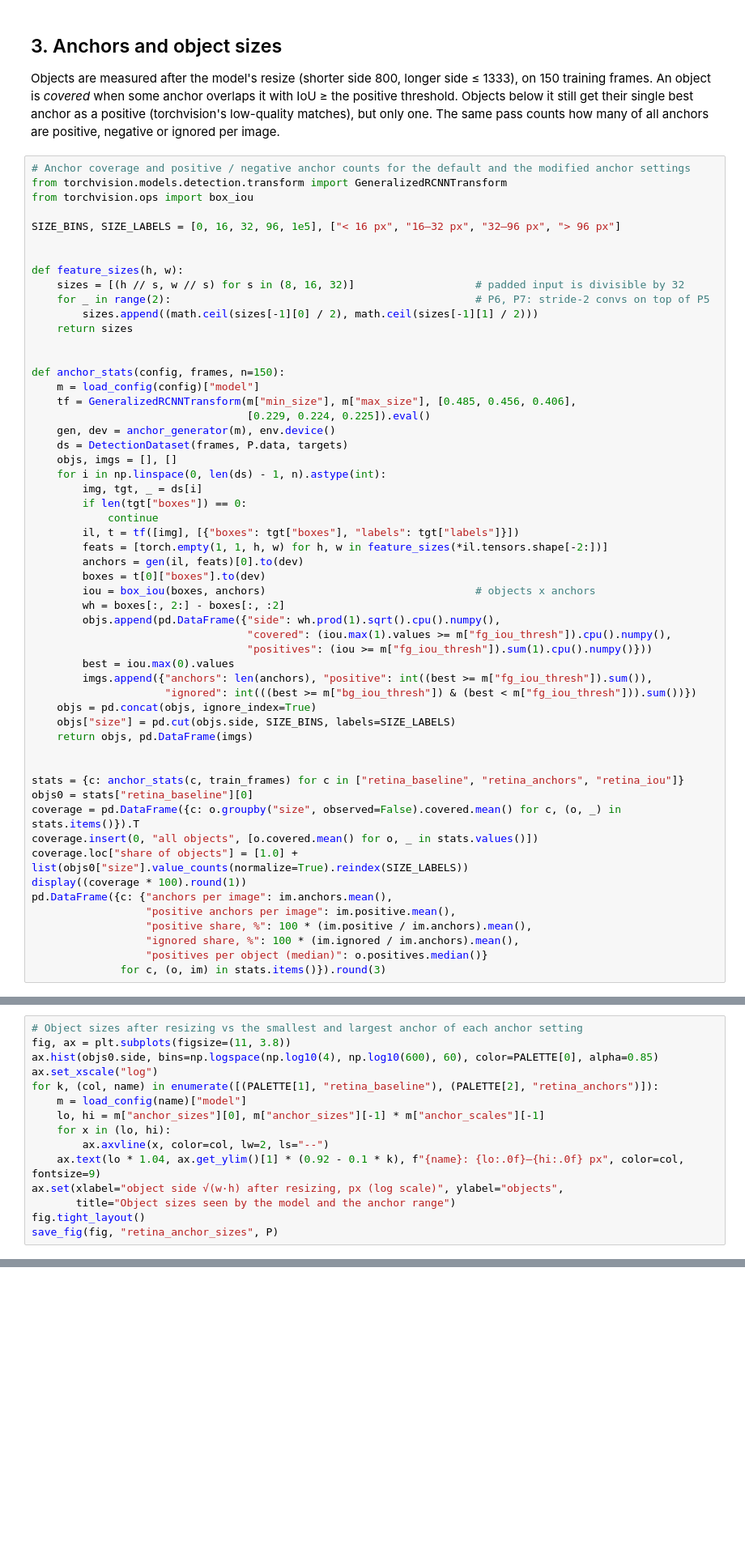
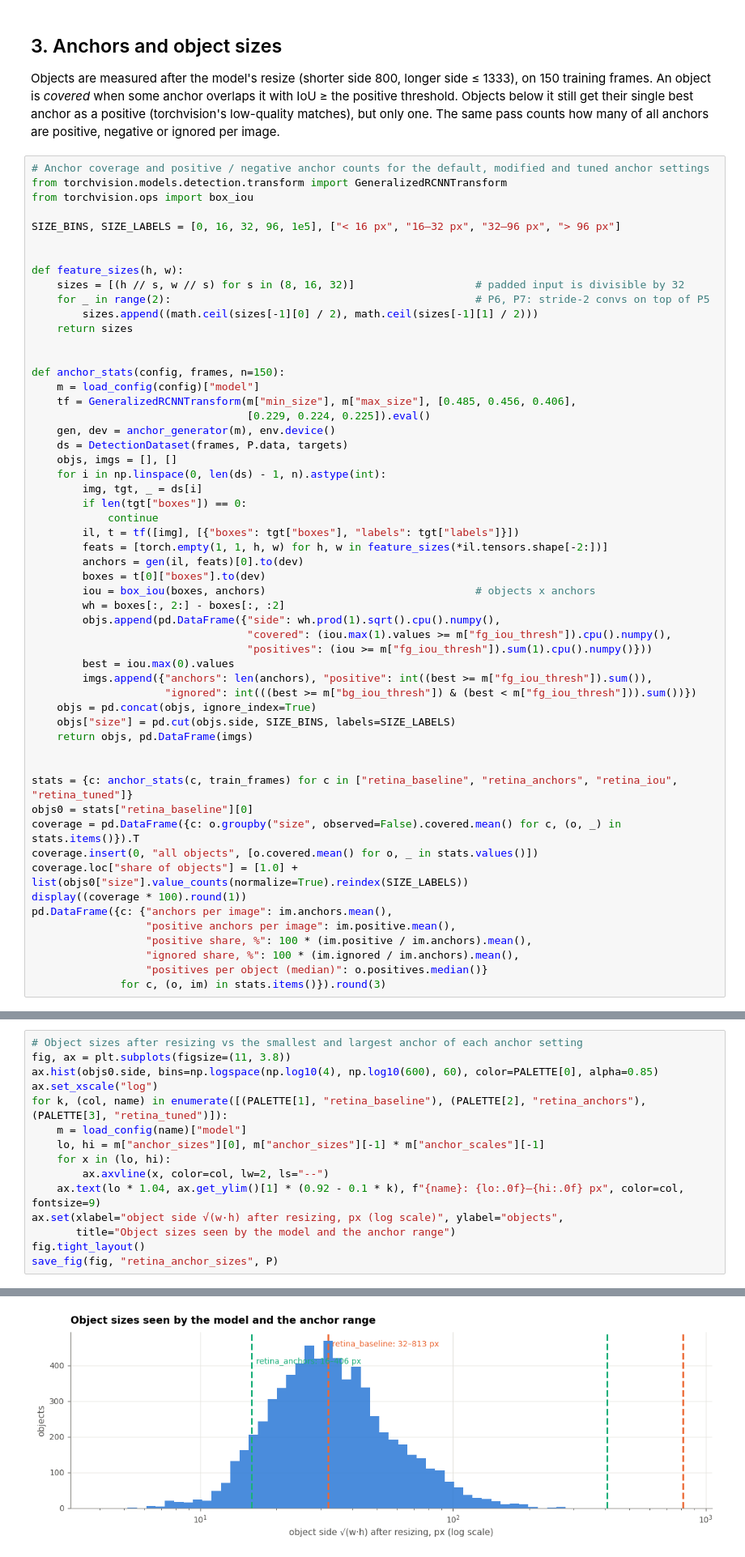
Before and after one commit to anna-kryvulia/ucu-ai-hw-object-detection, a Jupyter notebook: notebooks/03_one_stage_retinanet.ipynb, the cells around one changed output, grey strips where cells are left out. Shown at 81% size. Cells and saved outputs as stored; diff of their text form; blank space fills up the shorter version.

Commit message:
RetinaNet tuned run, no widget outputs

```diff
--- a/notebooks/03_one_stage_retinanet.ipynb
+++ b/notebooks/03_one_stage_retinanet.ipynb
@@ -134,7 +160,7 @@ frames. An object is *covered* when some anchor overlaps it with IoU ≥ the pos
 below it still get their single best anchor as a positive (torchvision's low-quality matches), but only
 one. The same pass counts how many of all anchors are positive, negative or ignored per image.
 # %%
-# Anchor coverage and positive / negative anchor counts for the default and the modified anchor settings
+# Anchor coverage and positive / negative anchor counts for the default, modified and tuned anchor settings
 from torchvision.models.detection.transform import GeneralizedRCNNTransform
 from torchvision.ops import box_iou
 
@@ -176,7 +202,7 @@ def anchor_stats(config, frames, n=150):
     return objs, pd.DataFrame(imgs)
 
 
-stats = {c: anchor_stats(c, train_frames) for c in ["retina_baseline", "retina_anchors", "retina_iou"]}
+stats = {c: anchor_stats(c, train_frames) for c in ["retina_baseline", "retina_anchors", "retina_iou", "retina_tuned"]}
 objs0 = stats["retina_baseline"][0]
 coverage = pd.DataFrame({c: o.groupby("size", observed=False).covered.mean() for c, (o, _) in stats.items()}).T
 coverage.insert(0, "all objects", [o.covered.mean() for o, _ in stats.values()])
@@ -193,7 +231,7 @@ pd.DataFrame({c: {"anchors per image": im.anchors.mean(),
 fig, ax = plt.subplots(figsize=(11, 3.8))
 ax.hist(objs0.side, bins=np.logspace(np.log10(4), np.log10(600), 60), color=PALETTE[0], alpha=0.85)
 ax.set_xscale("log")
-for k, (col, name) in enumerate([(PALETTE[1], "retina_baseline"), (PALETTE[2], "retina_anchors")]):
+for k, (col, name) in enumerate([(PALETTE[1], "retina_baseline"), (PALETTE[2], "retina_anchors"), (PALETTE[3], "retina_tuned")]):
     m = load_config(name)["model"]
     lo, hi = m["anchor_sizes"][0], m["anchor_sizes"][-1] * m["anchor_scales"][-1]
     for x in (lo, hi):
@@ -203,3 +241,4 @@ ax.set(xlabel="object side √(w·h) after resizing, px (log scale)", ylabel="ob
        title="Object sizes seen by the model and the anchor range")
 fig.tight_layout()
 save_fig(fig, "retina_anchor_sizes", P)
+# %% [output]
@@ -206,3 +246,4 @@ save_fig(fig, "retina_anchor_sizes", P)
+[figure, added]
 # %% [markdown]
 ## 4. Smoke test
 One short epoch on a few frames under a separate run id, to catch errors before the long runs. It is
```
Also changed, not shown: parts of 19 cells of this notebook, 4 other files.
